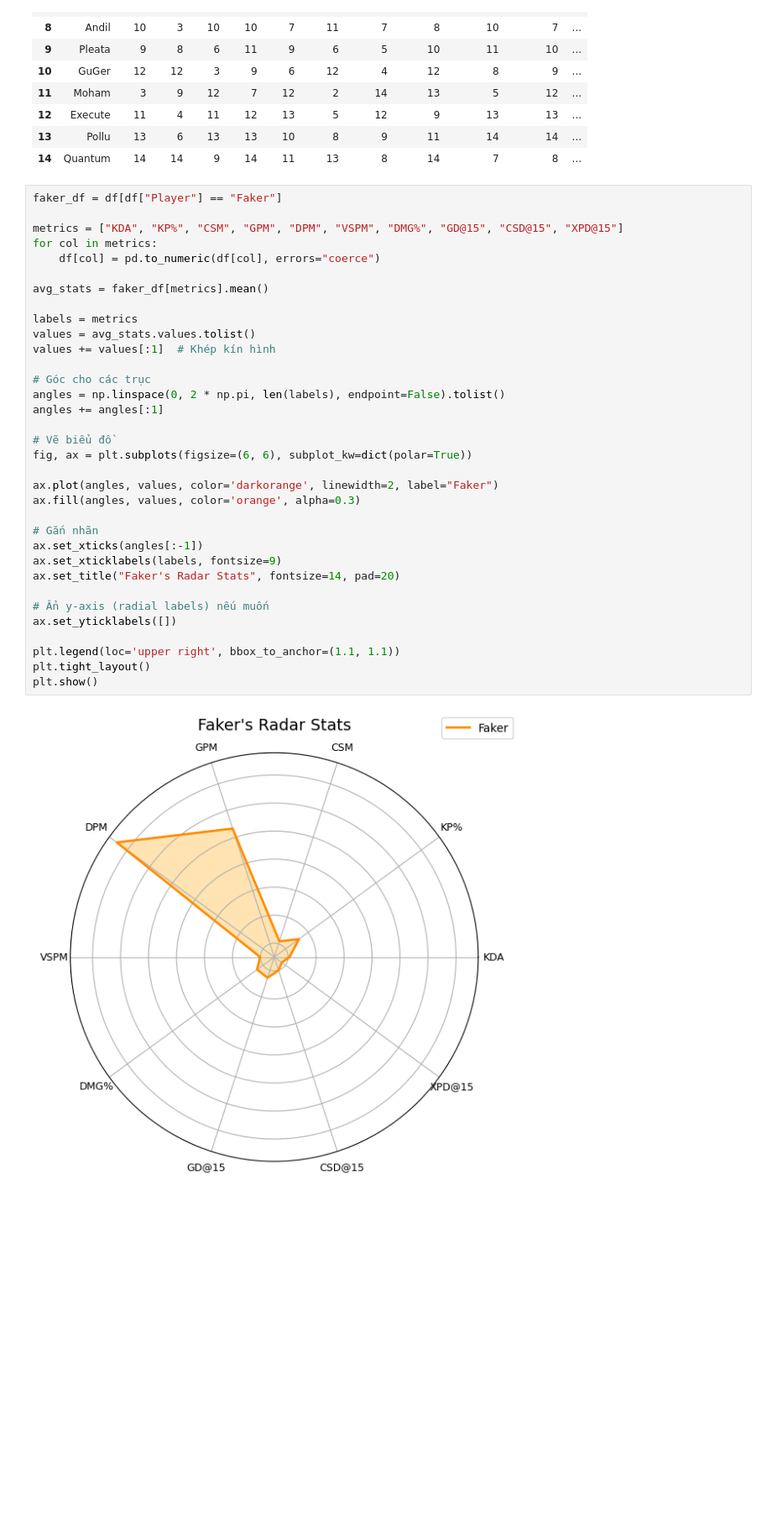
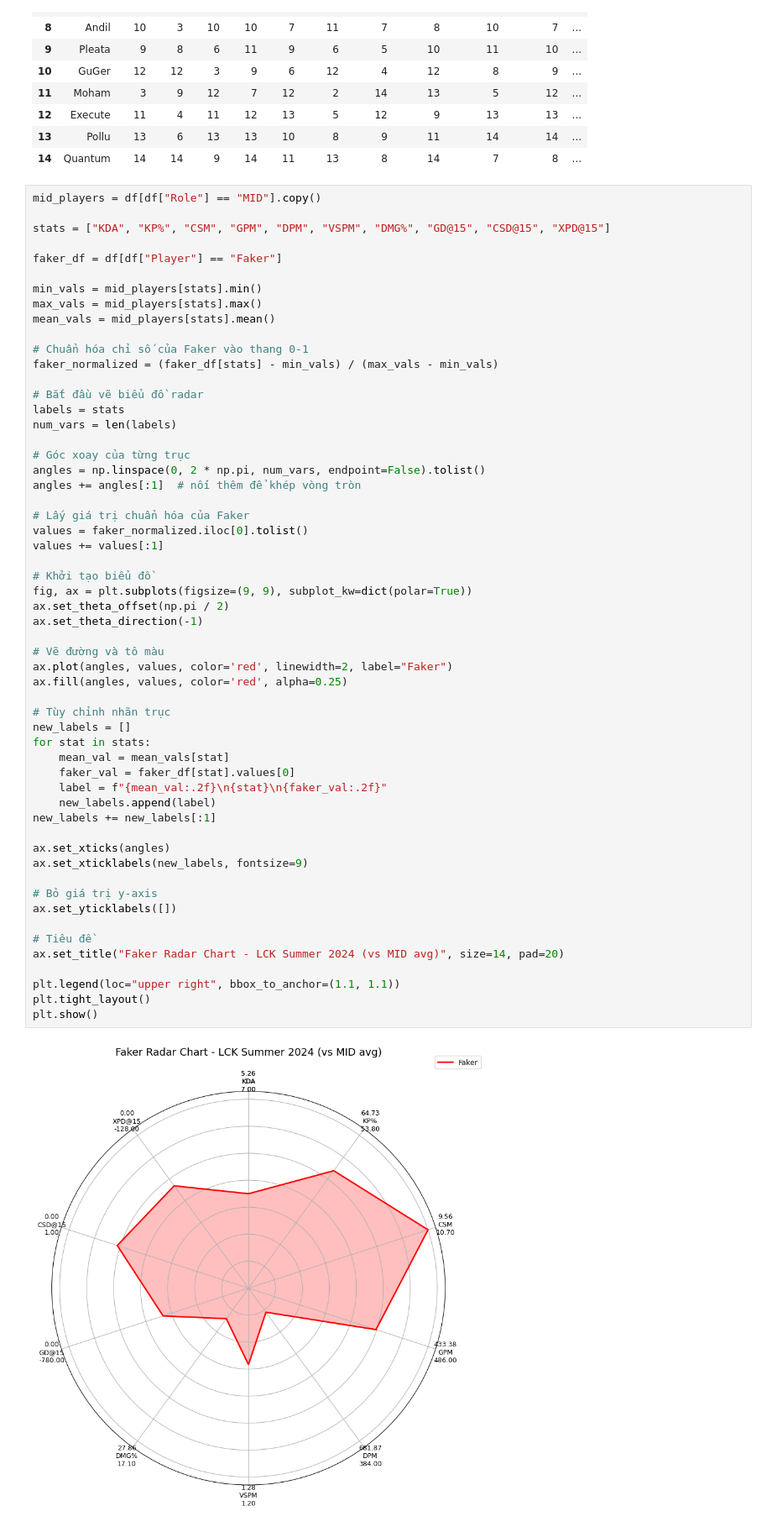
Before and after one commit to NguyenDung0210/LCK_Data_Analysis, a Jupyter notebook: analyze.ipynb, the cells around one changed output. Shown at 84% size. Cells and saved outputs as stored; diff of their text form; blank space fills up the shorter version.

```diff
--- a/analyze.ipynb
+++ b/analyze.ipynb
@@ -648,38 +676,60 @@ rank_df.style.format({"Avg Rank": "{:.2f}"}).set_properties(**{'text-align': 'ce
 | 13 | Pollu | 13 | 6 | 13 | 13 | 10 | 8 | 9 | 11 | 14 | 14 | ... |
 | 14 | Quantum | 14 | 14 | 9 | 14 | 11 | 13 | 8 | 14 | 7 | 8 | ... |
 # %%
+mid_players = df[df["Role"] == "MID"].copy()
+
+stats = ["KDA", "KP%", "CSM", "GPM", "DPM", "VSPM", "DMG%", "GD@15", "CSD@15", "XPD@15"]
+
 faker_df = df[df["Player"] == "Faker"]
 
-metrics = ["KDA", "KP%", "CSM", "GPM", "DPM", "VSPM", "DMG%", "GD@15", "CSD@15", "XPD@15"]
-for col in metrics:
-    df[col] = pd.to_numeric(df[col], errors="coerce")
+min_vals = mid_players[stats].min()
+max_vals = mid_players[stats].max()
+mean_vals = mid_players[stats].mean()
 
-avg_stats = faker_df[metrics].mean()
+# Chuẩn hóa chỉ số của Faker vào thang 0-1
+faker_normalized = (faker_df[stats] - min_vals) / (max_vals - min_vals)
 
-labels = metrics
-values = avg_stats.values.tolist()
-values += values[:1]  # Khép kín hình
+# Bắt đầu vẽ biểu đồ radar
+labels = stats
+num_vars = len(labels)
 
-# Góc cho các trục
-angles = np.linspace(0, 2 * np.pi, len(labels), endpoint=False).tolist()
-angles += angles[:1]
+# Góc xoay của từng trục
+angles = np.linspace(0, 2 * np.pi, num_vars, endpoint=False).tolist()
+angles += angles[:1]  # nối thêm để khép vòng tròn
 
-# Vẽ biểu đồ
-fig, ax = plt.subplots(figsize=(6, 6), subplot_kw=dict(polar=True))
+# Lấy giá trị chuẩn hóa của Faker
+values = faker_normalized.iloc[0].tolist()
+values += values[:1]
 
-ax.plot(angles, values, color='darkorange', linewidth=2, label="Faker")
-ax.fill(angles, values, color='orange', alpha=0.3)
+# Khởi tạo biểu đồ
+fig, ax = plt.subplots(figsize=(9, 9), subplot_kw=dict(polar=True))
+ax.set_theta_offset(np.pi / 2)
+ax.set_theta_direction(-1)
 
-# Gắn nhãn
-ax.set_xticks(angles[:-1])
-ax.set_xticklabels(labels, fontsize=9)
-ax.set_title("Faker's Radar Stats", fontsize=14, pad=20)
+# Vẽ đường và tô màu
+ax.plot(angles, values, color='red', linewidth=2, label="Faker")
+ax.fill(angles, values, color='red', alpha=0.25)
 
-# Ẩn y-axis (radial labels) nếu muốn
+# Tùy chỉnh nhãn trục
+new_labels = []
+for stat in stats:
+    mean_val = mean_vals[stat]
+    faker_val = faker_df[stat].values[0]
+    label = f"{mean_val:.2f}\n{stat}\n{faker_val:.2f}"
+    new_labels.append(label)
+new_labels += new_labels[:1]
+
+ax.set_xticks(angles)
+ax.set_xticklabels(new_labels, fontsize=9)
+
+# Bỏ giá trị y-axis
 ax.set_yticklabels([])
 
-plt.legend(loc='upper right', bbox_to_anchor=(1.1, 1.1))
+# Tiêu đề
+ax.set_title("Faker Radar Chart - LCK Summer 2024 (vs MID avg)", size=14, pad=20)
+
+plt.legend(loc="upper right", bbox_to_anchor=(1.1, 1.1))
 plt.tight_layout()
 plt.show()
 # %% [output]
-[figure, old version]
+[figure, new version]
```
Also changed, not shown: parts of 3 cells of this notebook.
